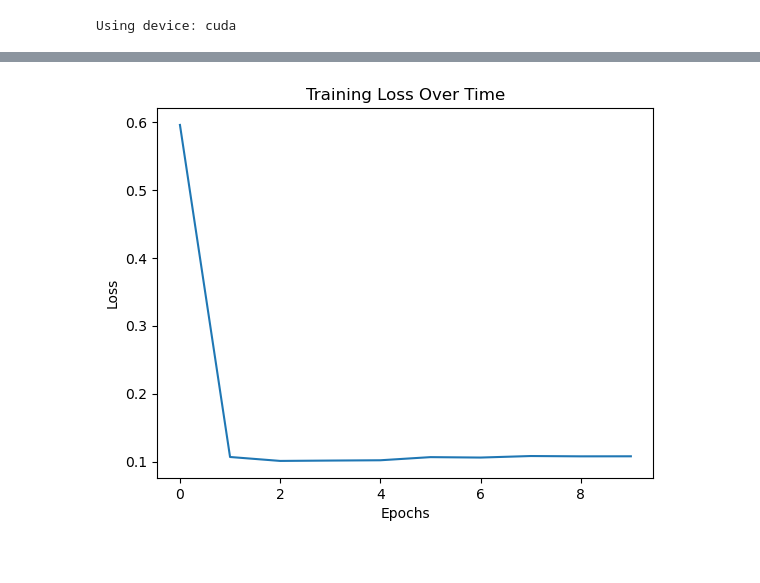
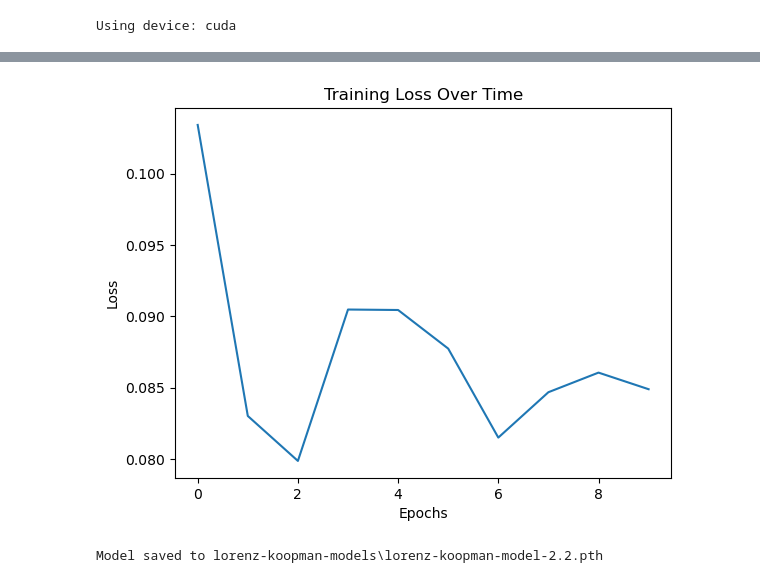
Before and after one commit to Zeedan345/Koopman-Operators-Learning-Model, a Jupyter notebook: lorenz_simulation_.ipynb, the cells around one changed output, grey strips where cells are left out. Saved outputs shown, nothing was run; the diff lists cells and outputs as text; code cells hidden in the pictures.

Commit message:
CHnages to Koopman Mdoel

```diff
--- a/lorenz_simulation_.ipynb
+++ b/lorenz_simulation_.ipynb
@@ -96,6 +117,7 @@ class KoopmanModel(torch.nn.Module):
 # %%
 def auto_encoding_loss(decoded, original_states):
-    return F.mse_loss(decoded, original_states)
+    #return F.l1_loss(decoded, original_states)
+    return F.mse_loss(decoded, original_states, reduction='mean')
 
 def prediction_loss(model, koopman_space, data):
     T = data.x.size(0)
@@ -108,17 +130,19 @@ def prediction_loss(model, koopman_space, data):
         if t < T - 1:
             current_state = (current_state @ model.koopman_matrix).detach().clone()
     all_predictions = torch.cat(all_predictions, dim=0)
-    return F.mse_loss(all_predictions, data.x)
+    #return F.l1_loss(all_predictions, data.x)
+    return F.mse_loss(all_predictions, data.x, reduction='mean')
 
 
 
 def metric_loss(koopman_space, original_space):
     distances_koopman = torch.cdist(koopman_space, koopman_space, p=2)
     distances_original = torch.cdist(original_space, original_space, p=2)
-    return F.l1_loss(distances_koopman, distances_original)
+    #return F.l1_loss(distances_koopman, distances_original)
+    return F.mse_loss(distances_koopman, distances_original, reduction='mean')
 
 
-def total_loss(model, data, lambda1=1.0, lambda2=0.3):
+def total_loss(model, data, lambda1=1.0, lambda2=1.0):
     koopman_space = model.encoder(data)
     decoded = model.decoder(Data(x=koopman_space, edge_index=data.edge_index))
 
@@ -217,2 +250,27 @@ dataset = [
+# %%
+def normalize_lorenz_trajectory(trajectory):
+    # Dynamic normalization using actual ranges
+    min_vals = np.min(trajectory, axis=0)
+    max_vals = np.max(trajectory, axis=0)
+    range_vals = max_vals - min_vals
+    normalized = (trajectory - min_vals) / range_vals
+    return normalized, min_vals, range_vals
+
+def denormalize_lorenz_trajectory(normalized_trajectory, min_vals, range_vals):
+    return normalized_trajectory * range_vals + min_vals
+# %%
+dataset = []
+for _ in range(200):
+    initial_state = [
+        np.random.normal(1.0, 0.2),
+        np.random.normal(0.0, 0.2),
+        np.random.normal(0.0, 0.2)
+    ]
+    trajectory = simulate_lorenz(initial_state)
+    normalized_trajectory, min_vals, range_vals = normalize_lorenz_trajectory(trajectory)
+    data = create_graph_lorenz(normalized_trajectory)
+    data.min_vals = min_vals
+    data.range_vals = range_vals
+    dataset.append(data)
 # %%
-model = KoopmanModel(input_dim = 3, koopman_dim = 3).to(device)
+model = KoopmanModel(input_dim = 3, koopman_dim = 6).to(device)
@@ -219,3 +297,3 @@ model = KoopmanModel(input_dim = 3, koopman_dim = 3).to(device)
 # %%
-train_model(model, dataset, epochs = 20)
+train_model(model, dataset, epochs = 10)
 # %% [output]
@@ -232 +310 @@ Epoch 10, Loss 0.1078, LR: 0.003500
-[figure, old version]
+[figure, new version]
@@ -232,0 +319,7 @@ Epoch 10, Loss 0.1078, LR: 0.003500
+# %%
+
+torch.save(model.state_dict(), save_path)
+
+print(f"Model saved to {save_path}")
+# %% [output]
+Model saved to lorenz-koopman-models\lorenz-koopman-model-2.2.pth
```
Also changed, not shown: parts of 12 cells of this notebook, 5 other files.
